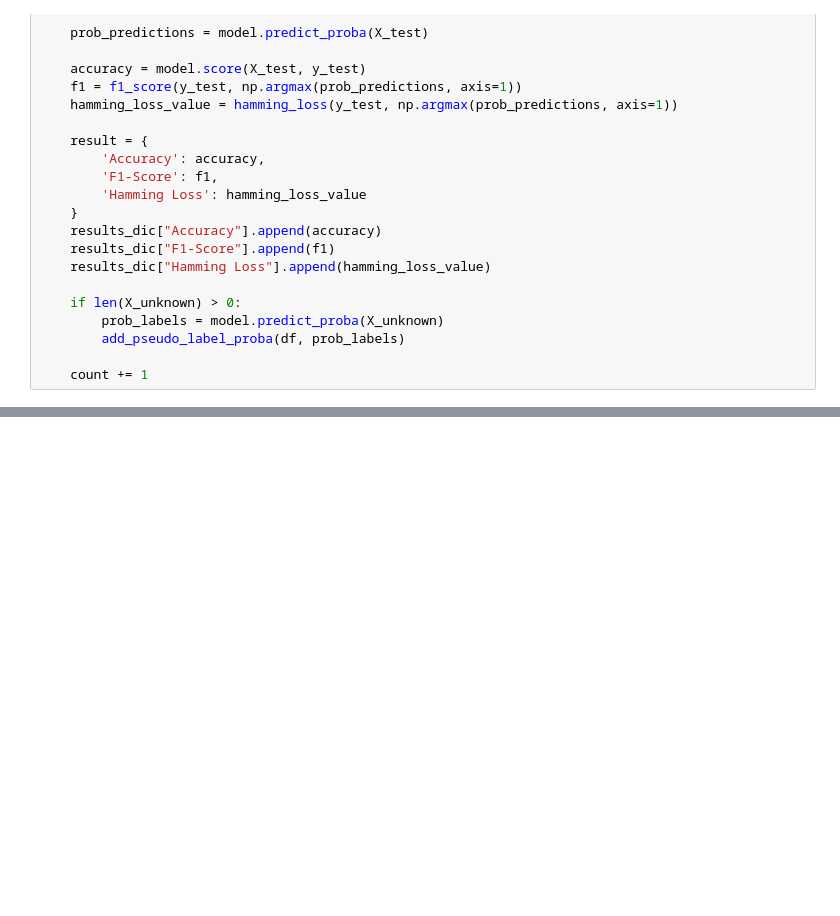
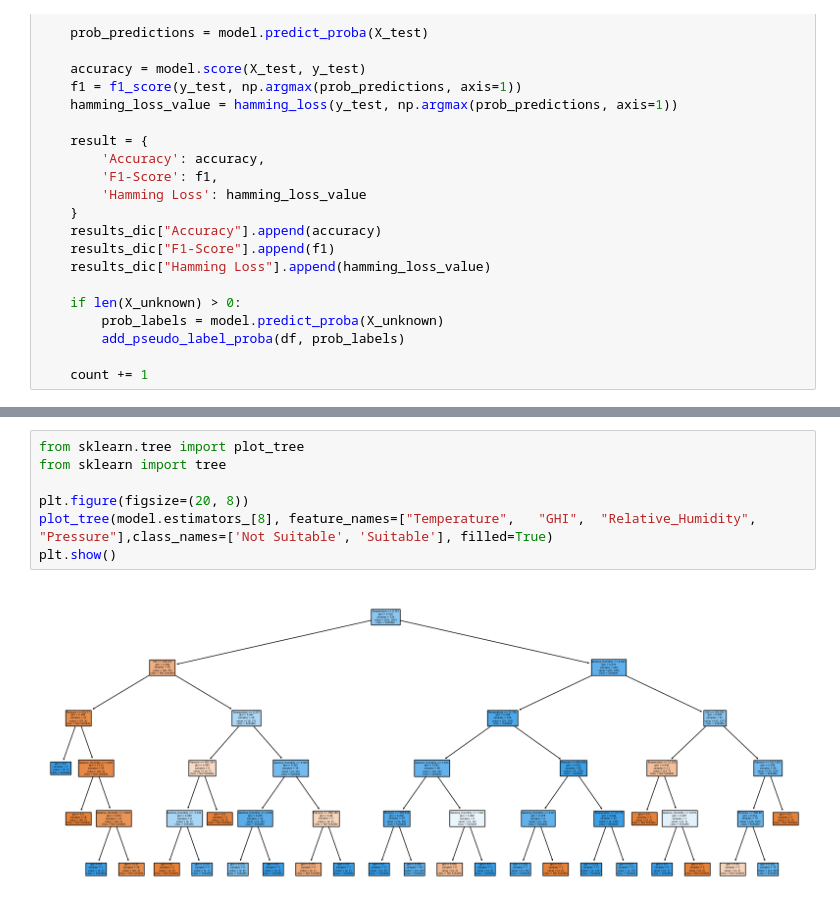
Before and after one commit to phoenixsheppard28/ML-Renewable-Energy-Research-Project, a Jupyter notebook: Solar_Model.ipynb, the cells around one changed output, grey strips where cells are left out. Saved outputs shown, nothing was run; the diff lists cells and outputs as text; blank space fills up the shorter version.

```diff
--- a/Solar_Model.ipynb
+++ b/Solar_Model.ipynb
@@ -130,0 +130,9 @@ Accuracy list: [1.0, 0.9019607843137255, 0.8387096774193549, 0.9166666666666666,
+# %%
+from sklearn.tree import plot_tree
+from sklearn import tree
+
+plt.figure(figsize=(20, 8))
+plot_tree(model.estimators_[8], feature_names=["Temperature",	"GHI",	"Relative_Humidity",	"Pressure"],class_names=['Not Suitable', 'Suitable'], filled=True)
+plt.show()
+# %% [output]
+[figure, added]
```
Also changed, not shown: parts of 5 cells of this notebook, 3 other files.
